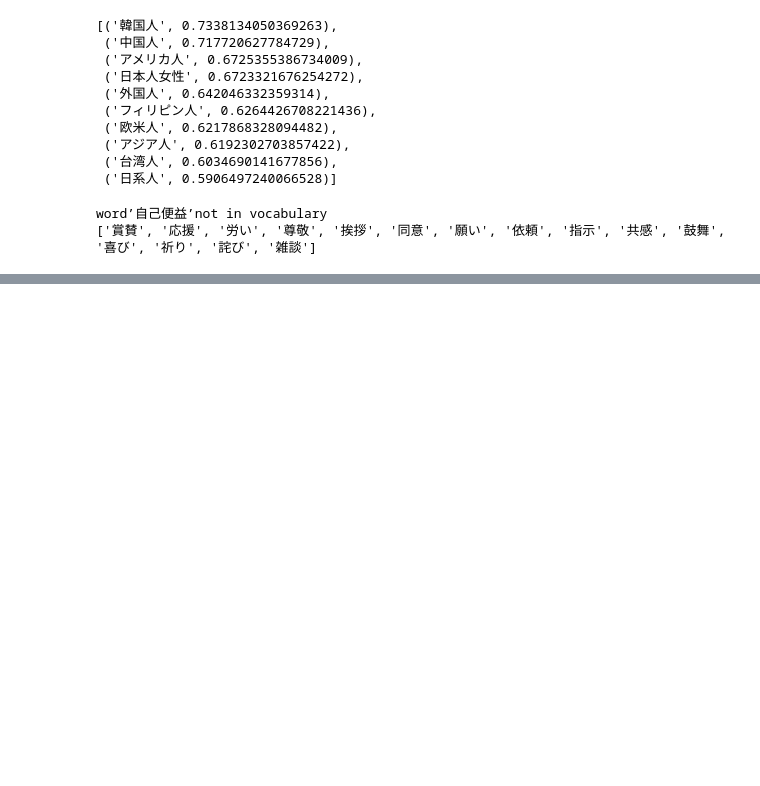
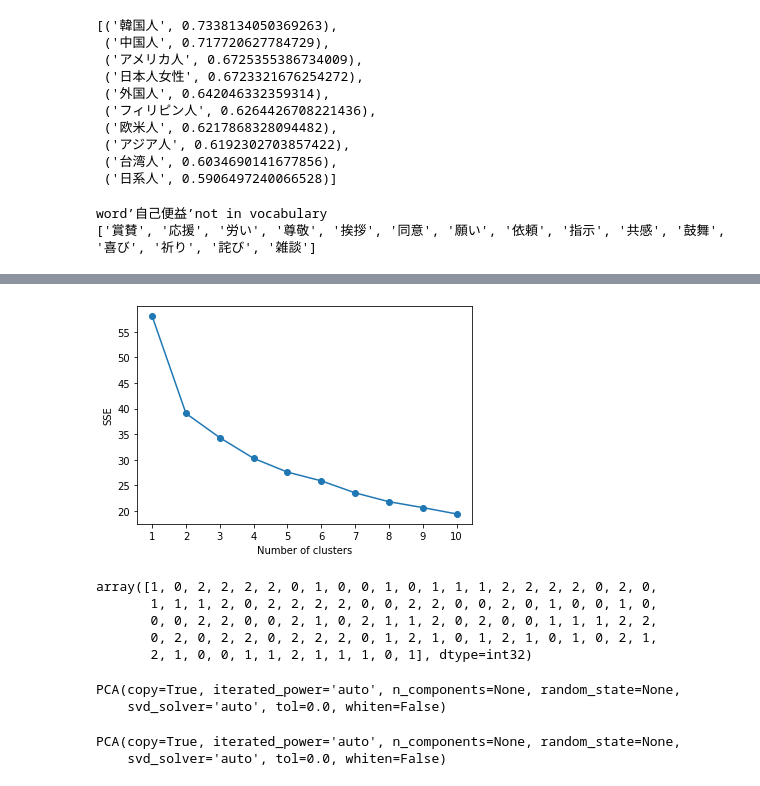
Before and after one commit to Sotabc123/NLP_practice, a Jupyter notebook: text_analys.ipynb, the cells around one changed output, grey strips where cells are left out. Drawn from its saved outputs; the diff is of its cells as text; code cells hidden in the pictures; blank space fills up the shorter version.

```diff
--- a/text_analys.ipynb
+++ b/text_analys.ipynb
@@ -114,0 +126,4 @@ word_counts
+# %%
+word = []
+for i in word_counts:
+        word.append(i[0])
@@ -192,0 +348,9 @@ data
+# %%
+value = np.random.rand(100, 5)
+# factor = ['label5', 'label10']
+dataset = pd.DataFrame(value, columns=['label' + str(i) for i in range(1, 6)])
+dataset['label5'] = np.random.normal(0.5, 0.5, 100)
+# dataset['label10'] = np.random.normal(0.5, 0.5, 100)
+print(dataset.shape)
+df = dataset.head(100)
+df.head()
@@ -192,0 +365,20 @@ data
+# %%
+# SSEの算出
+SSE=[]
+for i in range(1,11):
+    model = KMeans(n_clusters=i,
+               init='k-means++',
+               n_init=5,
+               max_iter=10,
+               random_state=0)
+    model.fit(df)
+    SSE.append(model.inertia_)
+
+# グラフの描画
+plt.plot(range(1,11), SSE, marker='o')
+plt.xticks(np.arange(1,11,1))
+plt.xlabel('Number of clusters')
+plt.ylabel('SSE')
+plt.show()
+# %% [output]
+[figure, added]
@@ -192,0 +390,8 @@ data
+# %%
+labels
+# %% [output]
+array([1, 0, 2, 2, 2, 2, 0, 1, 0, 0, 1, 0, 1, 1, 1, 2, 2, 2, 2, 0, 2, 0,
+       1, 1, 1, 2, 0, 2, 2, 2, 2, 0, 0, 2, 2, 0, 0, 2, 0, 1, 0, 0, 1, 0,
+       0, 0, 2, 2, 0, 0, 2, 1, 0, 2, 1, 1, 2, 0, 2, 0, 0, 1, 1, 1, 2, 2,
+       0, 2, 0, 2, 2, 0, 2, 2, 2, 0, 1, 2, 1, 0, 1, 2, 1, 0, 1, 0, 2, 1,
+       2, 1, 0, 0, 1, 1, 2, 1, 1, 1, 0, 1], dtype=int32)
@@ -192,0 +402,12 @@ data
+# %%
+#主成分分析の実行
+pca = PCA()
+pca.fit(df.iloc[:, 1:])
+# %% [output]
+PCA(copy=True, iterated_power='auto', n_components=None, random_state=None,
+    svd_solver='auto', tol=0.0, whiten=False)
+# %%
+PCA(copy=True, n_components=None, whiten=False)
+# %% [output]
+PCA(copy=True, iterated_power='auto', n_components=None, random_state=None,
+    svd_solver='auto', tol=0.0, whiten=False)
```
Also changed, not shown: parts of 28 cells of this notebook.
